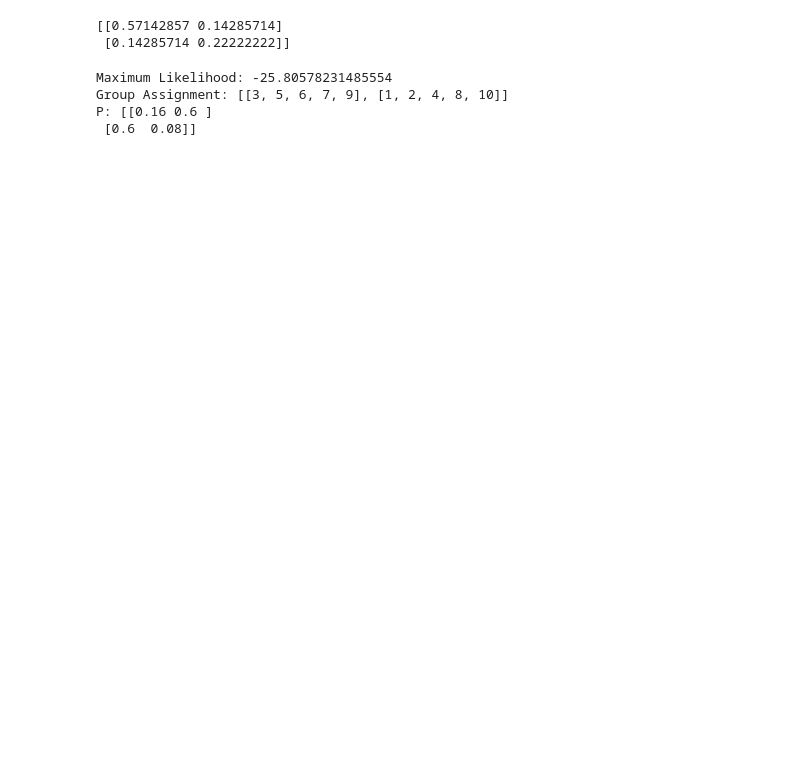
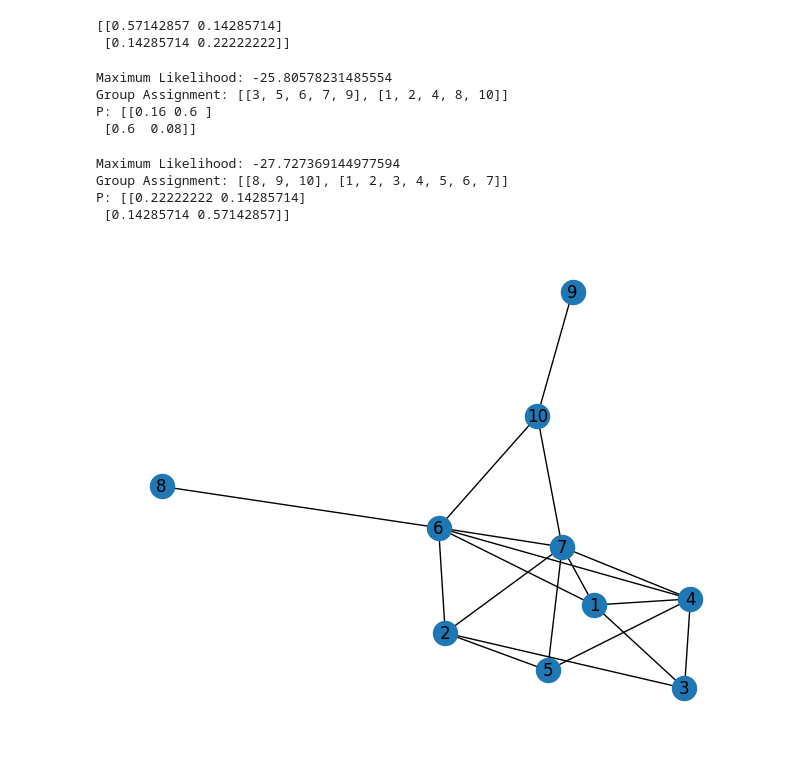
Before and after one commit to Aaron3154518/CSDS446, a Jupyter notebook: 3_5.ipynb, the cells around one changed output. Drawn from its saved outputs; the diff is of its cells as text; code cells hidden in the pictures; blank space fills up the shorter version.

```diff
--- a/3_5.ipynb
+++ b/3_5.ipynb
@@ -35,3 +38,23 @@ Maximum Likelihood: -25.80578231485554
 Group Assignment: [[3, 5, 6, 7, 9], [1, 2, 4, 8, 10]]
 P: [[0.16 0.6 ]
  [0.6  0.08]]
+# %%
+max_l, max_g, max_P = Pg_mle(A, assortative=True)
+
+print("Maximum Likelihood:", max_l)
+print("Group Assignment:", [[g_i + 1 for g_i in g] for g in groups(max_g)])
+print("P:", max_P)
+# %% [output]
+Maximum Likelihood: -27.727369144977594
+Group Assignment: [[8, 9, 10], [1, 2, 3, 4, 5, 6, 7]]
+P: [[0.22222222 0.14285714]
+ [0.14285714 0.57142857]]
+# %%
+import networkx as nx
+
+graph = nx.Graph()
+graph.add_nodes_from(np.arange(len(A)) + 1)
+graph.add_edges_from(np.argwhere(A == 1) + 1)
+nx.draw(graph, with_labels=True)
+# %% [output]
+[figure, added]
```
Also changed, not shown: parts of 1 cell of this notebook, 2 other files.
